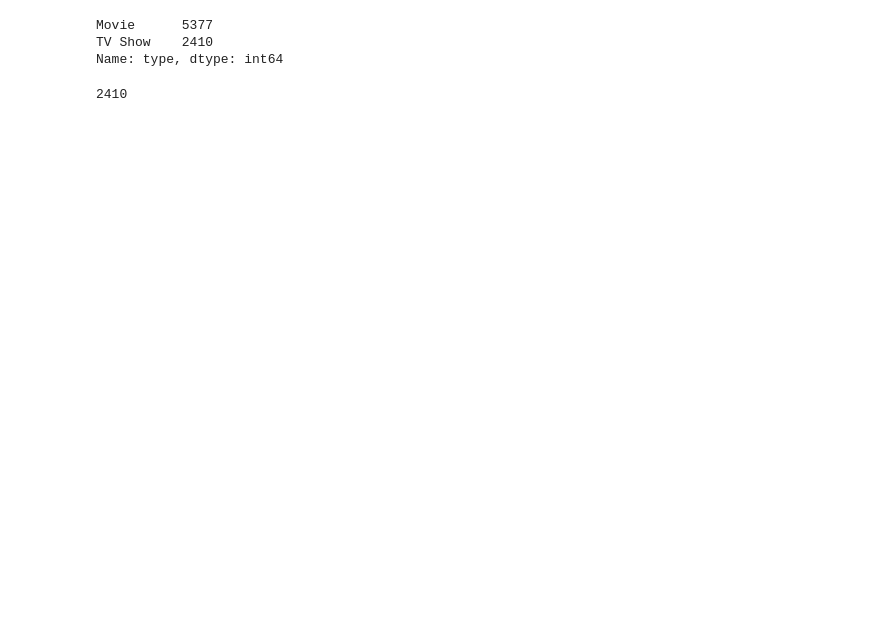
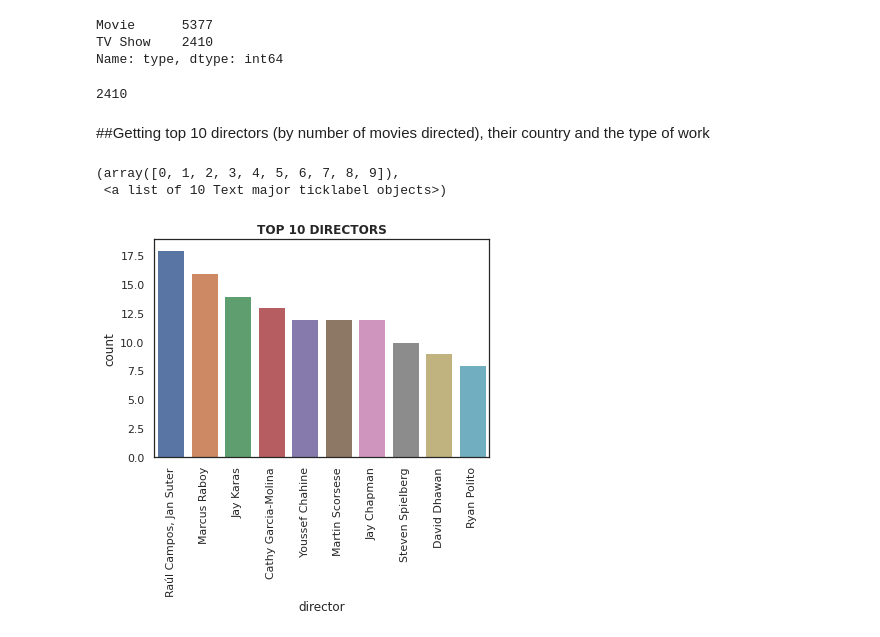
Before and after one commit to issatyajit/Netflix-recommender-system, a Jupyter notebook: NETFLIX_MOVIES_AND_TV_SHOWS_CLUSTERING.ipynb, the cells around one changed output. Drawn from its saved outputs; the diff is of its cells as text; code cells hidden in the pictures; blank space fills up the shorter version.

```diff
--- a/NETFLIX_MOVIES_AND_TV_SHOWS_CLUSTERING.ipynb
+++ b/NETFLIX_MOVIES_AND_TV_SHOWS_CLUSTERING.ipynb
@@ -49,0 +45,26 @@ import matplotlib.pyplot as plt
+# %%
+import pandas as pd
+import numpy as np
+import seaborn as sns
+import matplotlib.pyplot as plt
+from matplotlib import rcParams
+from sklearn.preprocessing import MultiLabelBinarizer
+import scipy
+
+# figure size in inches
+rcParams['figure.figsize'] = 25,8
+
+import warnings
+warnings.filterwarnings('ignore')
+
+from scipy.stats  import norm
+
+
+from sklearn.preprocessing import OneHotEncoder
+import nltk
+nltk.download('wordnet')
+nltk.download('omw-1.4')
+nltk.download('punkt')
+from nltk.stem import WordNetLemmatizer
+
+from sklearn.feature_extraction.text import CountVectorizer
@@ -89,0 +118,11 @@ df['director'].value
+# %% [markdown]
+##Getting top 10 directors (by number of movies directed), their country and the type of work
+# %%
+sns.set_theme(style='white')
+sns.countplot(x='director', data = df , order = pd.DataFrame(df['director'].value_counts()).head(10).index)
+plt.title('TOP 10 DIRECTORS',weight='bold')
+plt.xticks(rotation = 90)
+# %% [output]
+(array([0, 1, 2, 3, 4, 5, 6, 7, 8, 9]),
+ <a list of 10 Text major ticklabel objects>)
+[figure, added]
```
Also changed, not shown: parts of 114 cells of this notebook.
